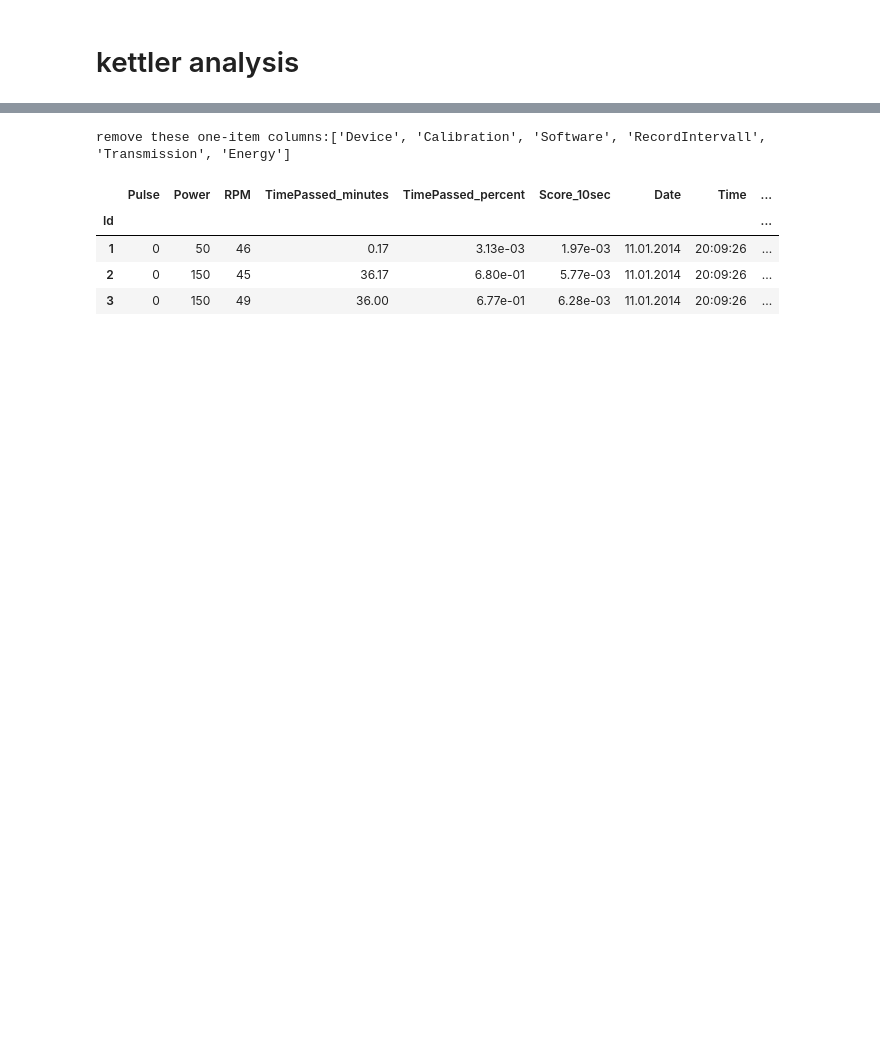
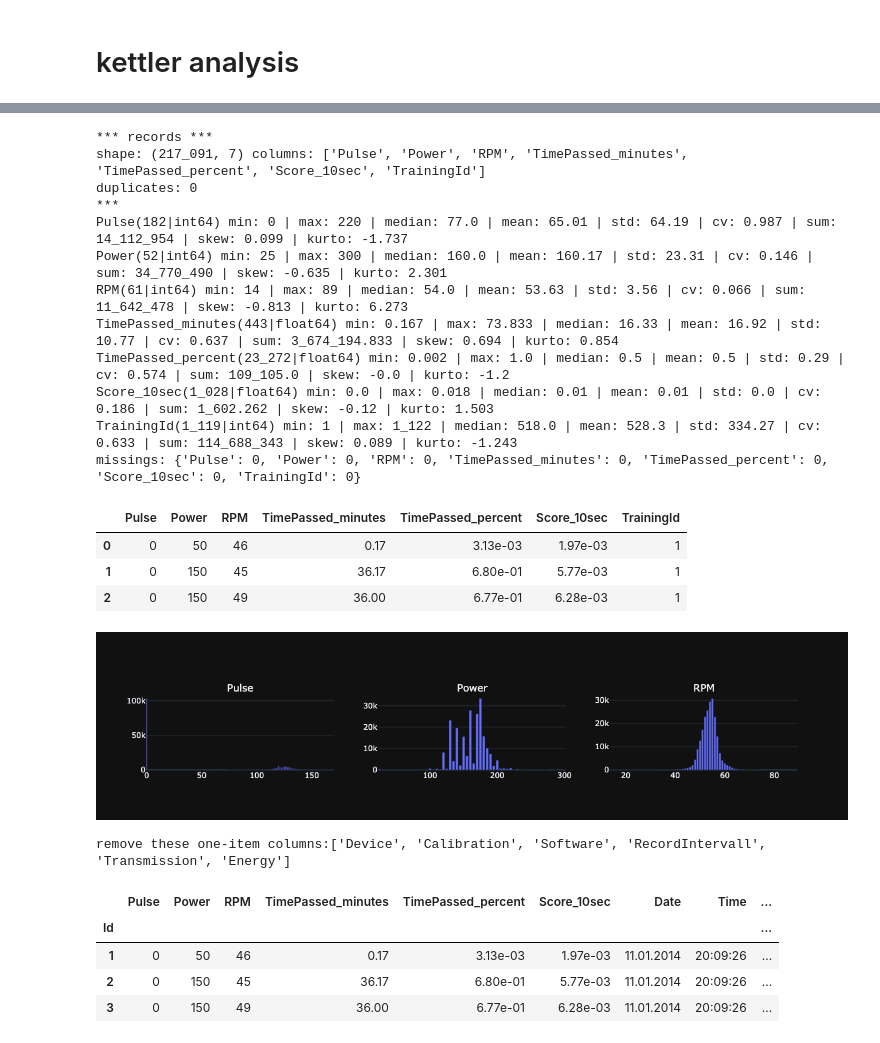
Before and after one commit to smeisegeier/kettler-training-data, a Jupyter notebook: src/python/kettler_1_analysis.ipynb, the cells around one changed output, grey strips where cells are left out. Drawn from its saved outputs; the diff is of its cells as text; code cells hidden in the pictures; blank space fills up the shorter version.

```diff
--- a/src/python/kettler_1_analysis.ipynb
+++ b/src/python/kettler_1_analysis.ipynb
@@ -59,2 +60,22 @@ my_show_info(df_training)
+# %%
+describe_df(df_records.iloc[:,1:], 'records', use_columns=False, fig_offset=-4)
+# %% [output]
+*** records ***
+shape: (217_091, 7) columns: ['Pulse', 'Power', 'RPM', 'TimePassed_minutes', 'TimePassed_percent', 'Score_10sec', 'TrainingId']
+duplicates: 0
+***
+Pulse(182|int64) min: 0 | max: 220 | median: 77.0 | mean: 65.01 | std: 64.19 | cv: 0.987 | sum: 14_112_954 | skew: 0.099 | kurto: -1.737
+Power(52|int64) min: 25 | max: 300 | median: 160.0 | mean: 160.17 | std: 23.31 | cv: 0.146 | sum: 34_770_490 | skew: -0.635 | kurto: 2.301
+RPM(61|int64) min: 14 | max: 89 | median: 54.0 | mean: 53.63 | std: 3.56 | cv: 0.066 | sum: 11_642_478 | skew: -0.813 | kurto: 6.273
+TimePassed_minutes(443|float64) min: 0.167 | max: 73.833 | median: 16.33 | mean: 16.92 | std: 10.77 | cv: 0.637 | sum: 3_674_194.833 | skew: 0.694 | kurto: 0.854
+TimePassed_percent(23_272|float64) min: 0.002 | max: 1.0 | median: 0.5 | mean: 0.5 | std: 0.29 | cv: 0.574 | sum: 109_105.0 | skew: -0.0 | kurto: -1.2
+Score_10sec(1_028|float64) min: 0.0 | max: 0.018 | median: 0.01 | mean: 0.01 | std: 0.0 | cv: 0.186 | sum: 1_602.262 | skew: -0.12 | kurto: 1.503
+TrainingId(1_119|int64) min: 1 | max: 1_122 | median: 518.0 | mean: 528.3 | std: 334.27 | cv: 0.633 | sum: 114_688_343 | skew: 0.089 | kurto: -1.243
+missings: {'Pulse': 0, 'Power': 0, 'RPM': 0, 'TimePassed_minutes': 0, 'TimePassed_percent': 0, 'Score_10sec': 0, 'TrainingId': 0}
+|  | Pulse | Power | RPM | TimePassed_minutes | TimePassed_percent | Score_10sec | TrainingId |
+| 0 | 0 | 50 | 46 | 0.17 | 3.13e-03 | 1.97e-03 | 1 |
+| 1 | 0 | 150 | 45 | 36.17 | 6.80e-01 | 5.77e-03 | 1 |
+| 2 | 0 | 150 | 49 | 36.00 | 6.77e-01 | 6.28e-03 | 1 |
+[figure, added]
 # %%
 #
```
Also changed, not shown: parts of 10 cells of this notebook, 17 other files.
